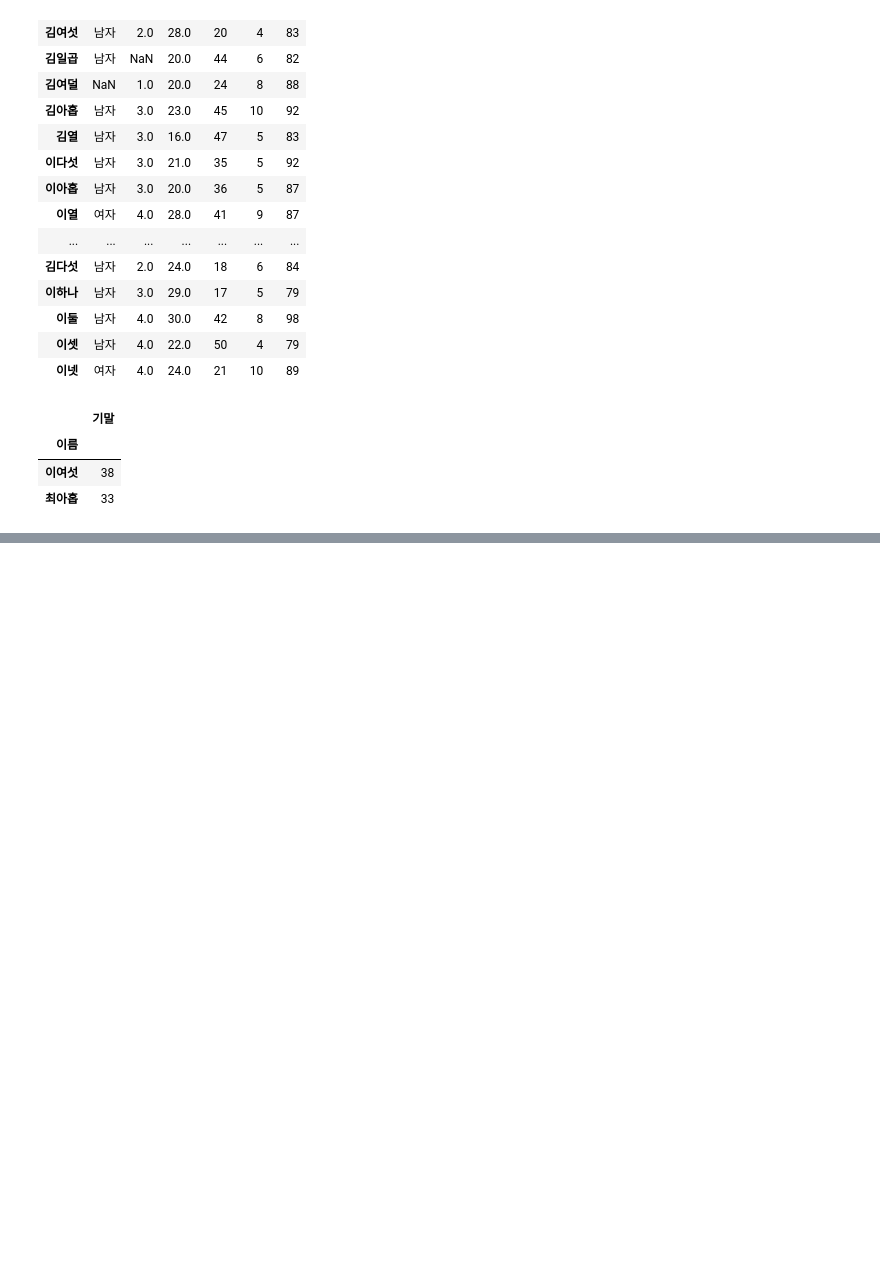
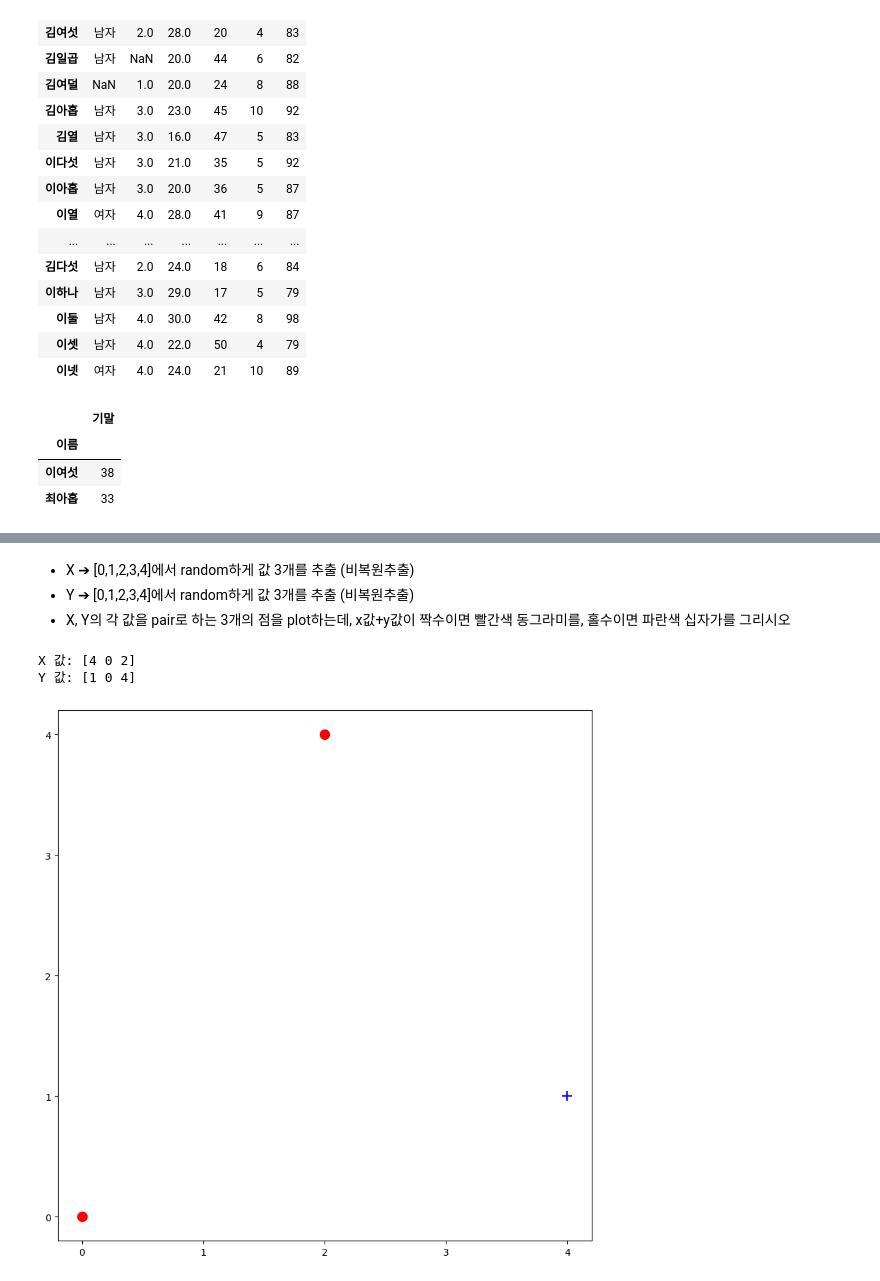
Before and after one commit to LIBY70/-goinhwal, a Jupyter notebook: hw2_22012167_노주호.ipynb, the cells around one changed output, grey strips where cells are left out. Cells and saved outputs as stored; diff of their text form; code cells hidden in the pictures; blank space fills up the shorter version.

```diff
--- a/hw2_22012167_노주호.ipynb
+++ b/hw2_22012167_노주호.ipynb
@@ -78,0 +164,35 @@ TypeError: cannot do slice indexing on Index with these indexers [-6] of type in
+# %% [markdown]
+- X ➔ [0,1,2,3,4]에서 random하게 값 3개를 추출 (비복원추출)
+- Y ➔ [0,1,2,3,4]에서 random하게 값 3개를 추출 (비복원추출)
+- X, Y의 각 값을 pair로 하는 3개의 점을 plot하는데,
+x값+y값이 짝수이면 빨간색 동그라미를, 홀수이면 파란색 십자가를 그리시오
+# %%
+import numpy as np
+import matplotlib.pyplot as plt
+
+# 0부터 4까지의 정수에서 3개씩 비복원 추출
+x = np.random.choice(range(5), size=3, replace=False)
+y = np.random.choice(range(5), size=3, replace=False)
+
+print(f"X 값: {x}")
+print(f"Y 값: {y}")
+
+plt.figure(figsize=(10, 10))
+plt.xticks(range(5))
+plt.yticks(range(5))
+plt.grid(False)
+
+for i in range(3):
+   X = x[i]
+   Y = y[i]
+
+   if (X + Y) % 2 == 0:
+        plt.scatter(X, Y, color='red', marker='o', s=100)
+   else:
+        plt.scatter(X, Y, color='blue', marker='+', s=100)
+
+plt.show()
+# %% [output]
+X 값: [4 0 2]
+Y 값: [1 0 4]
+[figure, added]
```
Also changed, not shown: parts of 10 cells of this notebook.
